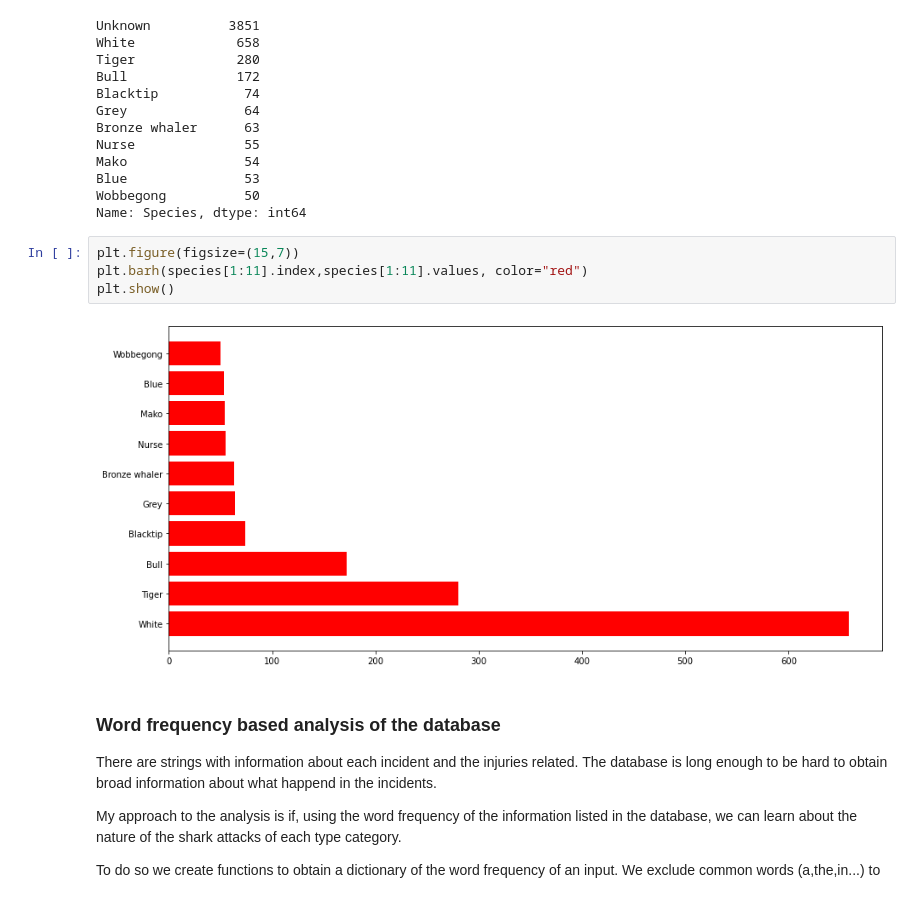
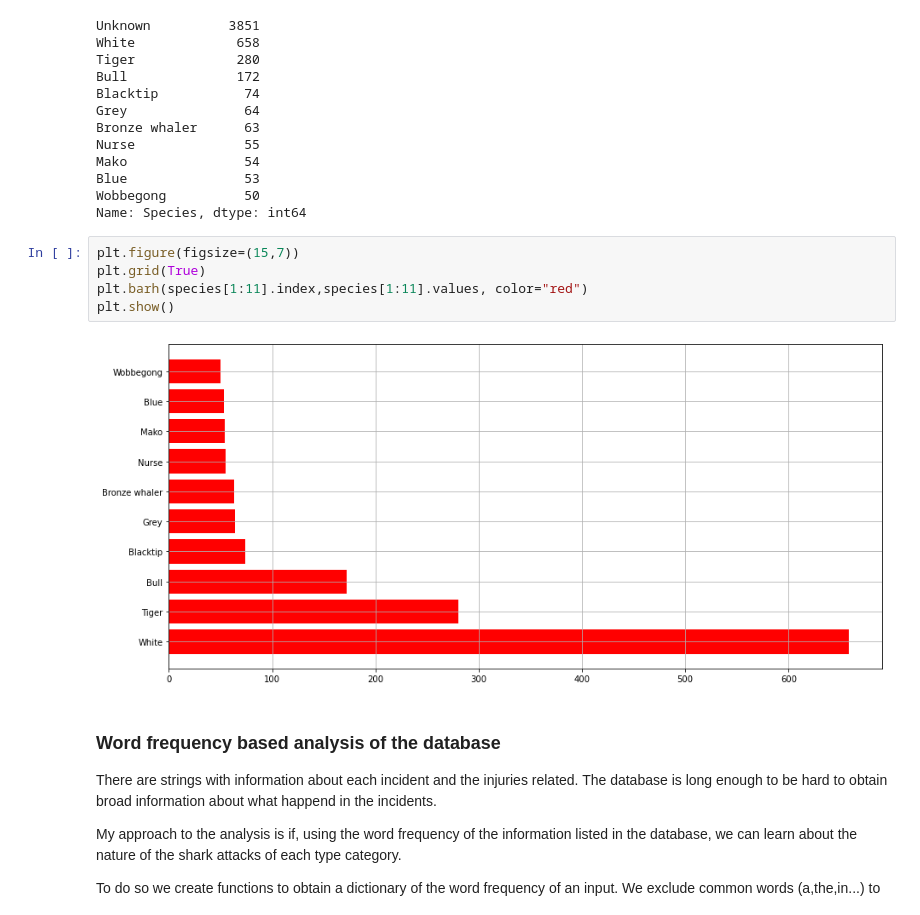
Before and after one commit to ordovas/pandas-project, a Jupyter notebook: your-code/data-wrangling.ipynb, the cells around one changed output. Cells and saved outputs as stored; diff of their text form.

```diff
--- a/your-code/data-wrangling.ipynb
+++ b/your-code/data-wrangling.ipynb
@@ -140,10 +145,11 @@ Wobbegong          50
 Name: Species, dtype: int64
 # %%
 plt.figure(figsize=(15,7))
+plt.grid(True)
 plt.barh(species[1:11].index,species[1:11].values, color="red")
 plt.show()
 # %% [output]
-[figure, old version]
+[figure, new version]
 # %% [markdown]
 ### Word frequency based analysis of the database
 
```
Also changed, not shown: parts of 9 cells of this notebook.
